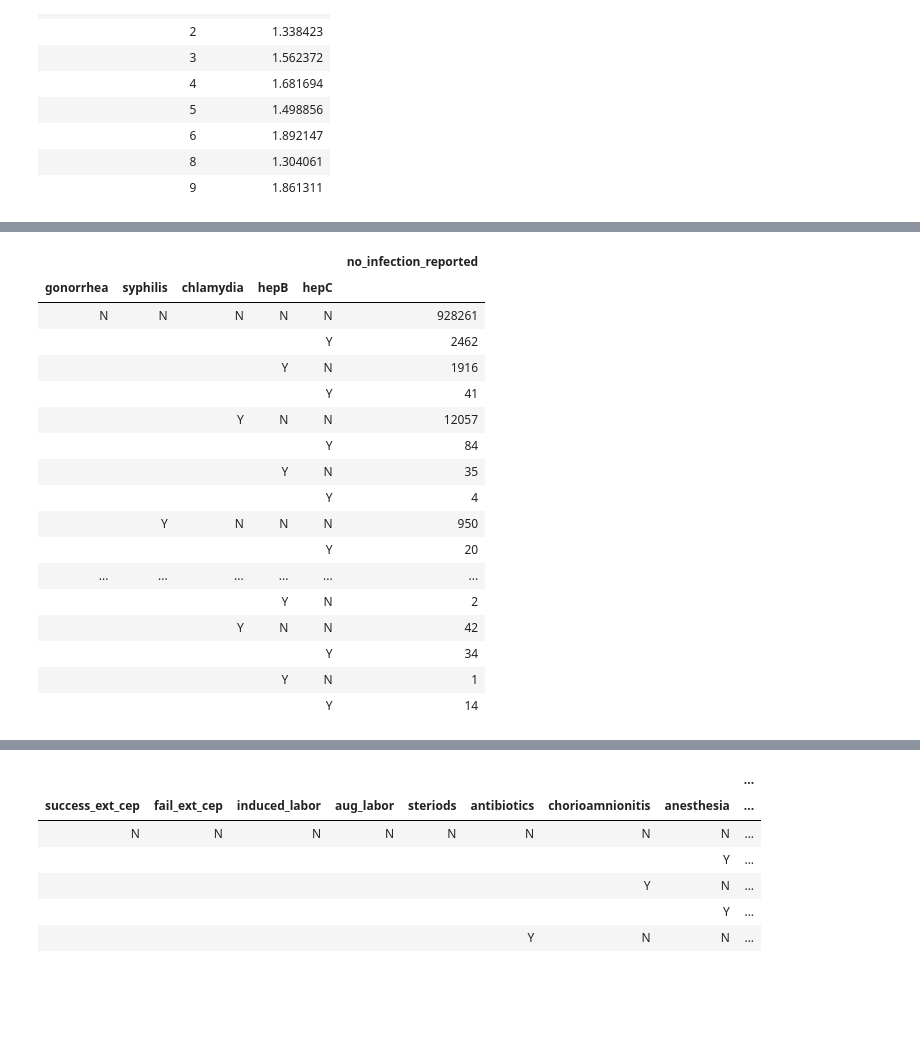
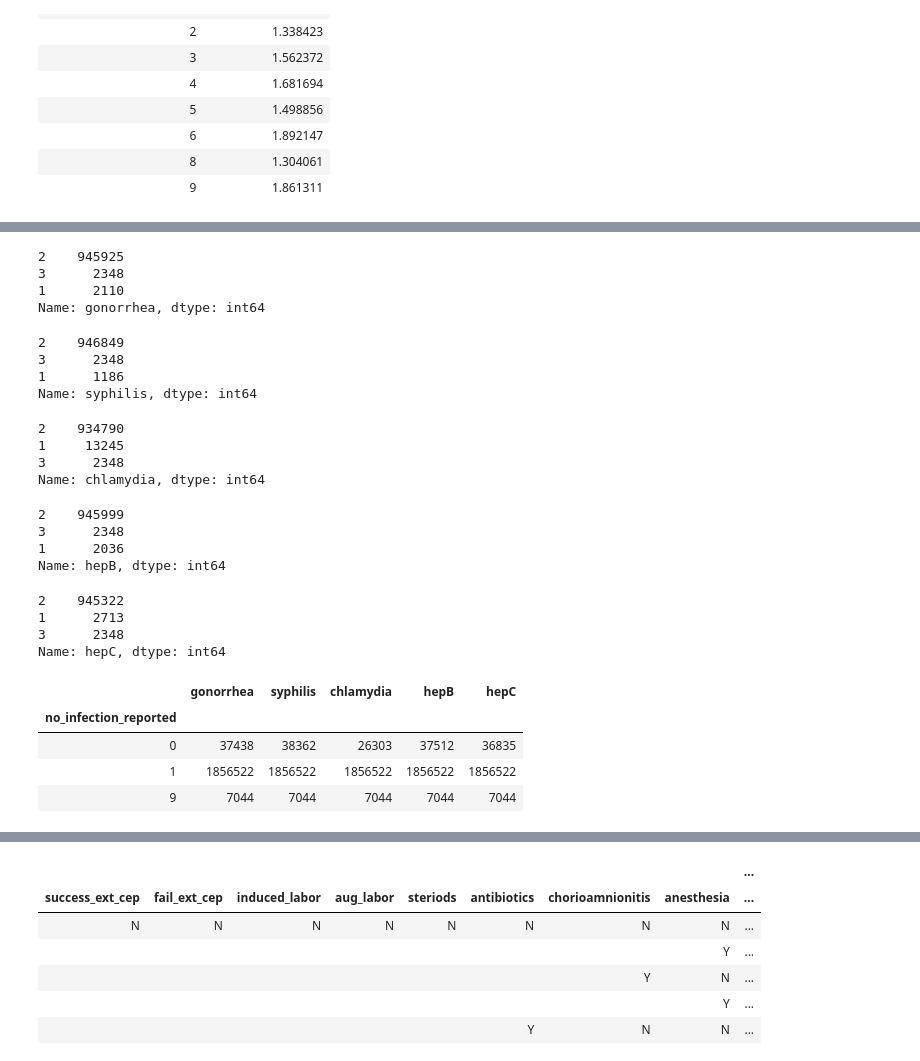
Before and after one commit to edwin-back/Capstone_CDC_Infant_Mortality, a Jupyter notebook: Jason/Capstone Code/2018 natality data to clean-checkpoint.ipynb, the cells around one changed output, grey strips where cells are left out. Cells and saved outputs as stored; diff of their text form; code cells hidden in the pictures; blank space fills up the shorter version.

```diff
--- a/Jason/Capstone Code/2018 natality data to clean.ipynb
+++ b/Jason/Capstone Code/2018 natality data to clean-checkpoint.ipynb
@@ -107,0 +254,6 @@ natality_2018.groupby(["delivery_payment_source"])[["attendant_at_birth", "fetal
+# %%
+history = ["pre_preg_diab", "gest_diab", "pre_preg_hypten", "gest_hypten",
+ "hypten_ecl", "prev_preterm_birth", "infertility_treatment",
+ "fertil_enhance", "asst_repro_tech"]
+for history in history:
+    natality_2018[history] = natality_2018[history].map(birth_history)
@@ -108,21 +322,57 @@ natality_2018.groupby(["delivery_payment_source"])[["attendant_at_birth", "fetal
+# %%
+def no_infection(x):
+    if 'Y' in x:
+        return 1
+    elif 'N' in x:
+        return 2
+    else:
+        return 3
+# %%
+natality_2018["gonorrhea"]= natality_2018["gonorrhea"].map(no_infection)
+# %%
+infections = ["syphilis", "chlamydia", "hepB", "hepC"]
+for infection in infections:
+    natality_2018[infection] = natality_2018[infection].map(no_infection)
+# %%
+natality_2018.gonorrhea.map(no_infection).value_counts()
+# %% [output]
+2    945925
+3      2348
+1      2110
+Name: gonorrhea, dtype: int64
+# %%
+natality_2018.syphilis.map(no_infection).value_counts()
+# %% [output]
+2    946849
+3      2348
+1      1186
+Name: syphilis, dtype: int64
+# %%
+natality_2018.chlamydia.map(no_infection).value_counts()
+# %% [output]
+2    934790
+1     13245
+3      2348
+Name: chlamydia, dtype: int64
+# %%
+natality_2018.hepB.map(no_infection).value_counts()
+# %% [output]
+2    945999
+3      2348
+1      2036
+Name: hepB, dtype: int64
+# %%
+natality_2018.hepC.map(no_infection).value_counts()
+# %% [output]
+2    945322
+1      2713
+3      2348
+Name: hepC, dtype: int64
 # %%
-natality_2018.groupby(["gonorrhea", "syphilis", "chlamydia", "hepB", "hepC"])[["no_infection_reported"]].count()
+natality_2018.groupby(["no_infection_reported"])[["gonorrhea", "syphilis", "chlamydia", "hepB", "hepC"]].sum()
 # %% [output]
-|  |  |  |  |  | no_infection_reported |
-| gonorrhea | syphilis | chlamydia | hepB | hepC |  |
-| N | N | N | N | N | 928261 |
-|  |  |  |  | Y | 2462 |
-|  |  |  | Y | N | 1916 |
-|  |  |  |  | Y | 41 |
-|  |  | Y | N | N | 12057 |
-|  |  |  |  | Y | 84 |
-|  |  |  | Y | N | 35 |
-|  |  |  |  | Y | 4 |
-|  | Y | N | N | N | 950 |
-|  |  |  |  | Y | 20 |
-| ... | ... | ... | ... | ... | ... |
-|  |  |  | Y | N | 2 |
-|  |  | Y | N | N | 42 |
-|  |  |  |  | Y | 34 |
-|  |  |  | Y | N | 1 |
-|  |  |  |  | Y | 14 |
+|  | gonorrhea | syphilis | chlamydia | hepB | hepC |
+| no_infection_reported |  |  |  |  |  |
+| 0 | 37438 | 38362 | 26303 | 37512 | 36835 |
+| 1 | 1856522 | 1856522 | 1856522 | 1856522 | 1856522 |
+| 9 | 7044 | 7044 | 7044 | 7044 | 7044 |
```
Also changed, not shown: parts of 27 cells of this notebook.
